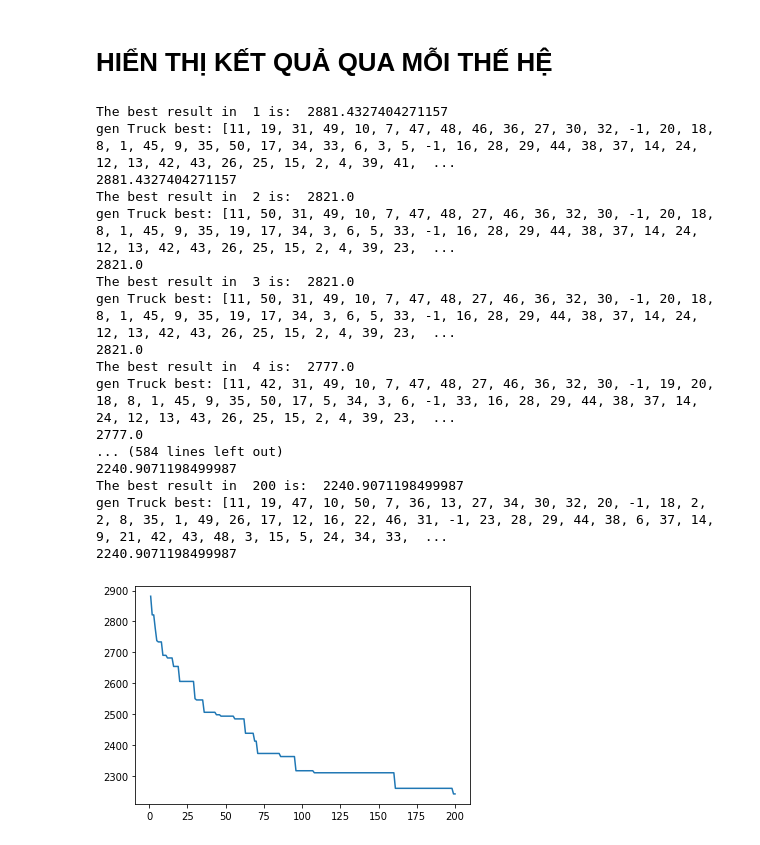
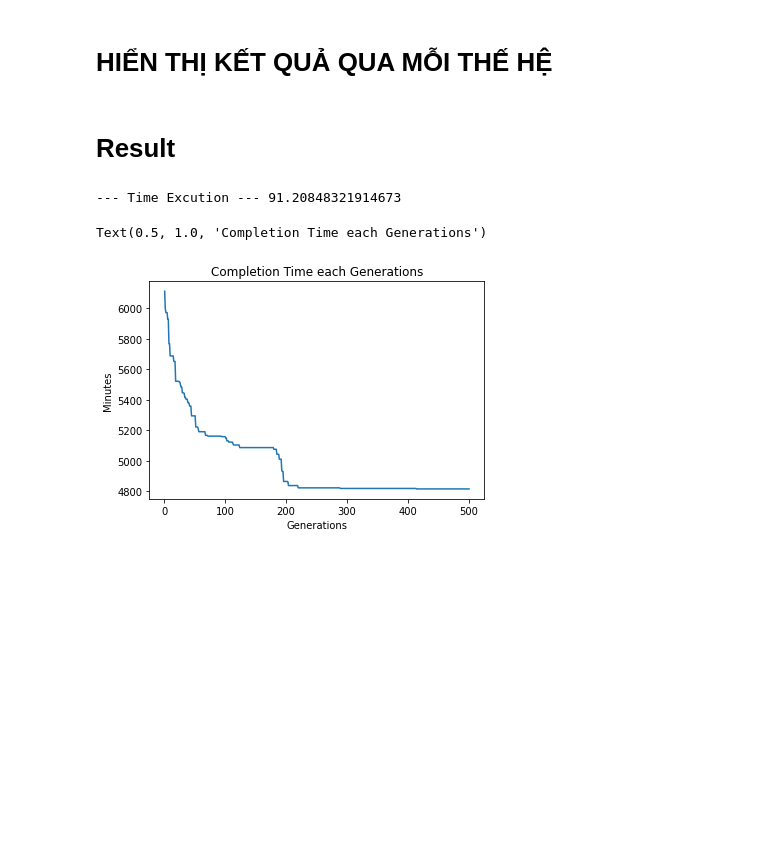
Before and after one commit to thanhyx4/Drone-Resupply, a Jupyter notebook: GA_Algorithm.ipynb, the cells around one changed output. Drawn from its saved outputs; the diff is of its cells as text; code cells hidden in the pictures; blank space fills up the shorter version.

```diff
--- a/GA_Algorithm.ipynb
+++ b/GA_Algorithm.ipynb
@@ -689,72 +643,38 @@ import matplotlib.pyplot as plt
 def ResultAfterEachGeneration(NumberOfGenerations):
   j = 1
   fit =[]
-  i = 1
-  X=[]
   result =[]
   genTruck_best = []
   genDrone_best = []
   gensTruck, gensDrone = gensTable, gensDroneTable
   while(j <= NumberOfGenerations):
-    # print(len(newGensTruck))
-    #print("The he ", j, ": ")
-    #print("Gen Truck parentsparents (best gen the he truoc o dau tien) truyền vào GA: ", gensTruck)
-
     newGensTruck, newGensDrone = GA(gensTruck, gensDrone)
-    #print("Gens sau khi GA (parents + child): ", newGensTruck)
+    if newGensTruck == 0:
+      return 0
     for k in range(len(newGensTruck)):
       f = fitness(timeDepotToCusByDrone, timeOfDesToDes, newGensTruck[k], newGensDrone[k])
       fit.append(f)
-      # print(newGensTruck[i])
-      # print("=======")
+    index1 = fit.index(max(fit))
+    result.append(1/fit[index1])
 
-    index1 = fit.index(min(fit))
-
-    genTruck_best.append(newGensTruck[index1])
-    genDrone_best.append(newGensDrone[index1])
-    print("The best result in ", j, "is: ", fit[index1])
-    print("gen Truck best:",newGensTruck[index1])
-    # print("Gen Truck: ", newGensTruck[index])
-    # print("Gen Drone: ", newGensDrone[index])
-    result.append(fit[index1])
-
-    # print(gensTruck)
     fit.clear()
-    # newGensTruck.clear()
-    # newGensDrone.clear()
-    # newGensTruck1.clear()
-    # newGensDrone1.clear()
     gensTruck, gensDrone = SelectionByRoulette(newGensTruck, newGensDrone)
     j+=1
-
-  plt.plot(list(range(1,NumberOfGenerations+1)), result)
-  # x=
-  # y = result
-  # plt.plot(x,y)
-  # plt.show()
-  #print("The he ", result.index(min(result)),  " cho ket qua tot nhat la:",  min(result))
-  #Bug: Gen sinh ra từ roulette không truyền được vào hàm GA, tức là 2 gen trong 2 hàm đó không phải là 1
+  return result
-# %%
-ResultAfterEachGeneration(200)
-# %% [output]
-The best result in  1 is:  2881.4327404271157
-gen Truck best: [11, 19, 31, 49, 10, 7, 47, 48, 46, 36, 27, 30, 32, -1, 20, 18, 8, 1, 45, 9, 35, 50, 17, 34, 33, 6, 3, 5, -1, 16, 28, 29, 44, 38, 37, 14, 24, 12, 13, 42, 43, 26, 25, 15, 2, 4, 39, 41,  ...
-2881.4327404271157
-The best result in  2 is:  2821.0
-gen Truck best: [11, 50, 31, 49, 10, 7, 47, 48, 27, 46, 36, 32, 30, -1, 20, 18, 8, 1, 45, 9, 35, 19, 17, 34, 3, 6, 5, 33, -1, 16, 28, 29, 44, 38, 37, 14, 24, 12, 13, 42, 43, 26, 25, 15, 2, 4, 39, 23,  ...
-2821.0
-The best result in  3 is:  2821.0
-gen Truck best: [11, 50, 31, 49, 10, 7, 47, 48, 27, 46, 36, 32, 30, -1, 20, 18, 8, 1, 45, 9, 35, 19, 17, 34, 3, 6, 5, 33, -1, 16, 28, 29, 44, 38, 37, 14, 24, 12, 13, 42, 43, 26, 25, 15, 2, 4, 39, 23,  ...
-2821.0
-The best result in  4 is:  2777.0
-gen Truck best: [11, 42, 31, 49, 10, 7, 47, 48, 27, 46, 36, 32, 30, -1, 19, 20, 18, 8, 1, 45, 9, 35, 50, 17, 5, 34, 3, 6, -1, 33, 16, 28, 29, 44, 38, 37, 14, 24, 12, 13, 43, 26, 25, 15, 2, 4, 39, 23,  ...
-2777.0
-... (584 lines left out)
-2240.9071198499987
-The best result in  200 is:  2240.9071198499987
-gen Truck best: [11, 19, 47, 10, 50, 7, 36, 13, 27, 34, 30, 32, 20, -1, 18, 2, 2, 8, 35, 1, 49, 26, 17, 12, 16, 22, 46, 31, -1, 23, 28, 29, 44, 38, 6, 37, 14, 9, 21, 42, 43, 48, 3, 15, 5, 24, 34, 33,  ...
-2240.9071198499987
-[figure, removed]
+# %% [markdown]
+# Result
+# %%
+NumberOfGenerations = 500
+results = ResultAfterEachGeneration(NumberOfGenerations)
+print("--- Time Excution ---", (time.time() - start_time))
+plt.plot(list(range(1,NumberOfGenerations+1 )),results)
+plt.ylabel("Minutes")
+plt.xlabel("Generations")
+plt.title("Completion Time each Generations")
+# %% [output]
+--- Time Excution --- 91.20848321914673
+Text(0.5, 1.0, 'Completion Time each Generations')
+[figure, added]
 # %%
 #ve duong di cac truck, drone
 #gen truck split, gen drone
```
Also changed, not shown: parts of 9 cells of this notebook.
